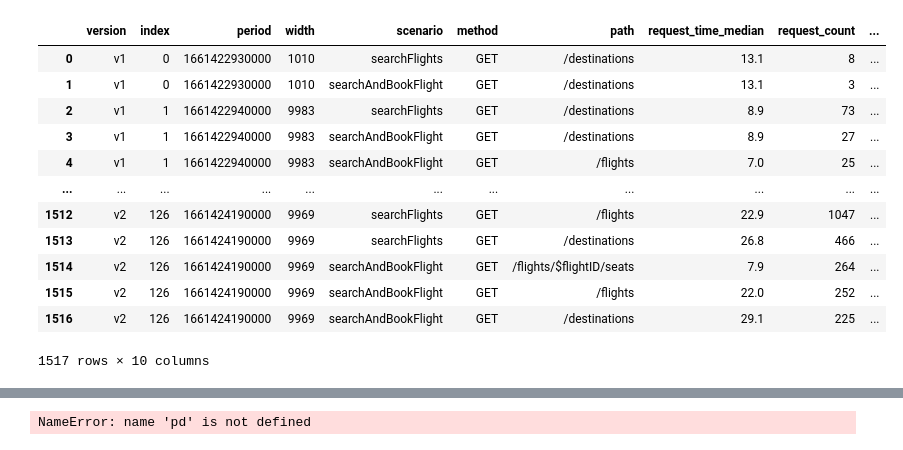
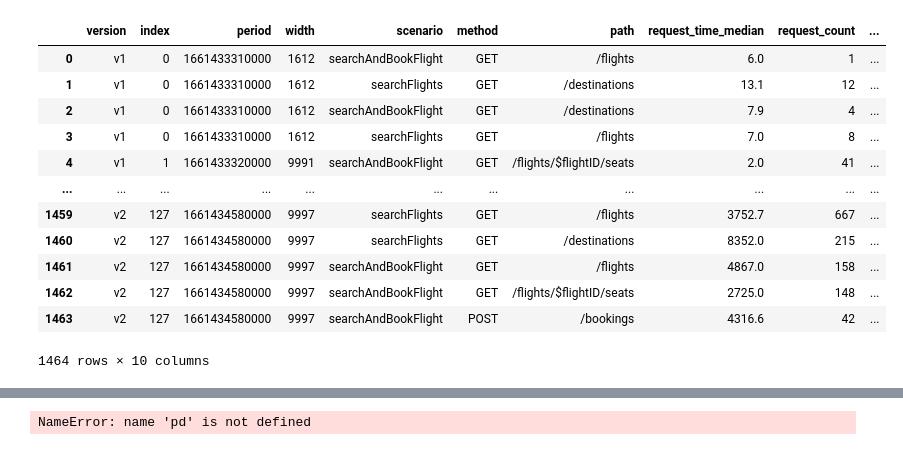
Before and after one commit to njapke/cloud-benchmark-conductor, a Jupyter notebook: analysis/bootstraping-app.ipynb, the cells around one changed output, grey strips where cells are left out. Saved outputs shown, nothing was run; the diff lists cells and outputs as text; code cells hidden in the pictures.

```diff
--- a/analysis/bootstraping-app.ipynb
+++ b/analysis/bootstraping-app.ipynb
@@ -6,22 +6,23 @@ import matplotlib.pyplot as plt
 from numpy.random import default_rng
 rng = default_rng()
 # %%
-df = pd.read_csv("../results/ab-main-main-2022-08-25T12:21:39+02:00/combined-results.csv")
+#df = pd.read_csv("../results/ab-main-main-2022-08-25T12:21:39+02:00/combined-results.csv")
+df = pd.read_csv("../results/ab-main-perf-issue-request-id-2022-08-25T15:13:38+02:00/combined-results.csv")
 df["version_scenario"] = df["version"] + "_" + df["scenario"]
 df
 # %% [output]
 |  | version | index | period | width | scenario | method | path | request_time_median | request_count | ... |
-| 0 | v1 | 0 | 1661422930000 | 1010 | searchFlights | GET | /destinations | 13.1 | 8 | ... |
-| 1 | v1 | 0 | 1661422930000 | 1010 | searchAndBookFlight | GET | /destinations | 13.1 | 3 | ... |
-| 2 | v1 | 1 | 1661422940000 | 9983 | searchFlights | GET | /destinations | 8.9 | 73 | ... |
-| 3 | v1 | 1 | 1661422940000 | 9983 | searchAndBookFlight | GET | /destinations | 8.9 | 27 | ... |
-| 4 | v1 | 1 | 1661422940000 | 9983 | searchAndBookFlight | GET | /flights | 7.0 | 25 | ... |
+| 0 | v1 | 0 | 1661433310000 | 1612 | searchAndBookFlight | GET | /flights | 6.0 | 1 | ... |
+| 1 | v1 | 0 | 1661433310000 | 1612 | searchFlights | GET | /destinations | 13.1 | 12 | ... |
+| 2 | v1 | 0 | 1661433310000 | 1612 | searchAndBookFlight | GET | /destinations | 7.9 | 4 | ... |
+| 3 | v1 | 0 | 1661433310000 | 1612 | searchFlights | GET | /flights | 7.0 | 8 | ... |
+| 4 | v1 | 1 | 1661433320000 | 9991 | searchAndBookFlight | GET | /flights/$flightID/seats | 2.0 | 41 | ... |
 | ... | ... | ... | ... | ... | ... | ... | ... | ... | ... | ... |
-| 1512 | v2 | 126 | 1661424190000 | 9969 | searchFlights | GET | /flights | 22.9 | 1047 | ... |
-| 1513 | v2 | 126 | 1661424190000 | 9969 | searchFlights | GET | /destinations | 26.8 | 466 | ... |
-| 1514 | v2 | 126 | 1661424190000 | 9969 | searchAndBookFlight | GET | /flights/$flightID/seats | 7.9 | 264 | ... |
-| 1515 | v2 | 126 | 1661424190000 | 9969 | searchAndBookFlight | GET | /flights | 22.0 | 252 | ... |
-| 1516 | v2 | 126 | 1661424190000 | 9969 | searchAndBookFlight | GET | /destinations | 29.1 | 225 | ... |
+| 1459 | v2 | 127 | 1661434580000 | 9997 | searchFlights | GET | /flights | 3752.7 | 667 | ... |
+| 1460 | v2 | 127 | 1661434580000 | 9997 | searchFlights | GET | /destinations | 8352.0 | 215 | ... |
+| 1461 | v2 | 127 | 1661434580000 | 9997 | searchAndBookFlight | GET | /flights | 4867.0 | 158 | ... |
+| 1462 | v2 | 127 | 1661434580000 | 9997 | searchAndBookFlight | GET | /flights/$flightID/seats | 2725.0 | 148 | ... |
+| 1463 | v2 | 127 | 1661434580000 | 9997 | searchAndBookFlight | POST | /bookings | 4316.6 | 42 | ... |
-1517 rows × 10 columns
+1464 rows × 10 columns
 # %%
 
```
Also changed, not shown: parts of 1 cell of this notebook.
